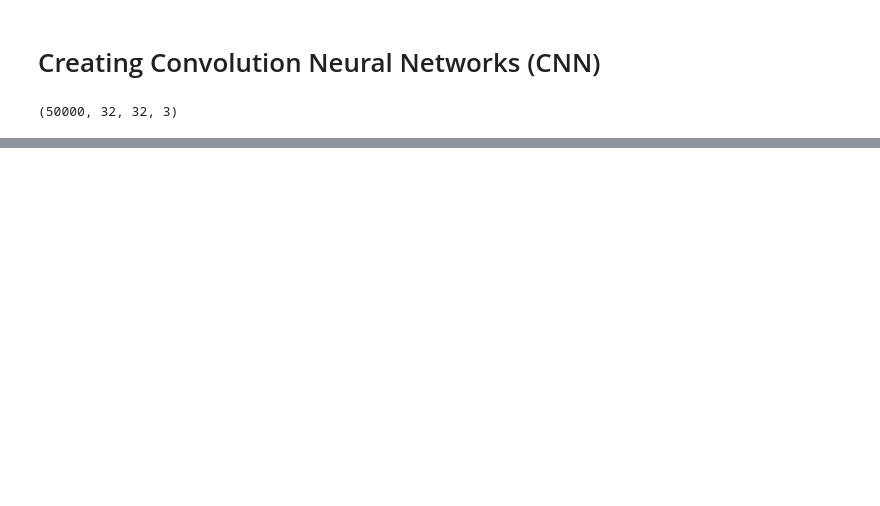
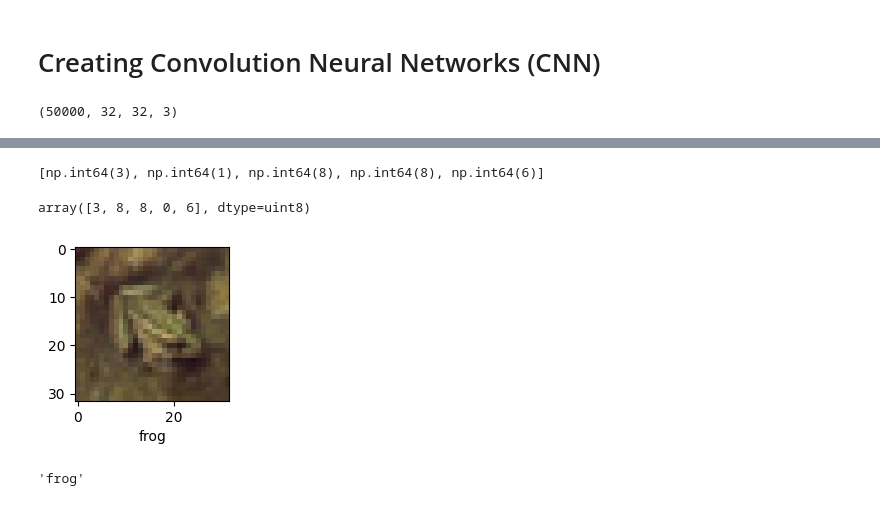
Before and after one commit to BrilliantChard/Python-and-ML, a Jupyter notebook: Image_Classification_Simplilearn.ipynb, the cells around one changed output, grey strips where cells are left out. Saved outputs shown, nothing was run; the diff lists cells and outputs as text; code cells hidden in the pictures; blank space fills up the shorter version.

```diff
--- a/Image_Classification_Simplilearn.ipynb
+++ b/Image_Classification_Simplilearn.ipynb
@@ -188,0 +276,16 @@ cnn = models.Sequential([])
+# %%
+y_pred_classes_cnn[:5]
+# %% [output]
+[np.int64(3), np.int64(1), np.int64(8), np.int64(8), np.int64(6)]
+# %%
+y_test[:5]
+# %% [output]
+array([3, 8, 8, 0, 6], dtype=uint8)
+# %%
+plot_sample(x_test, y_test, 756)
+# %% [output]
+[figure, added]
+# %%
+classes[y_pred_classes_cnn[756]]
+# %% [output]
+'frog'
```
Also changed, not shown: parts of 14 cells of this notebook.
